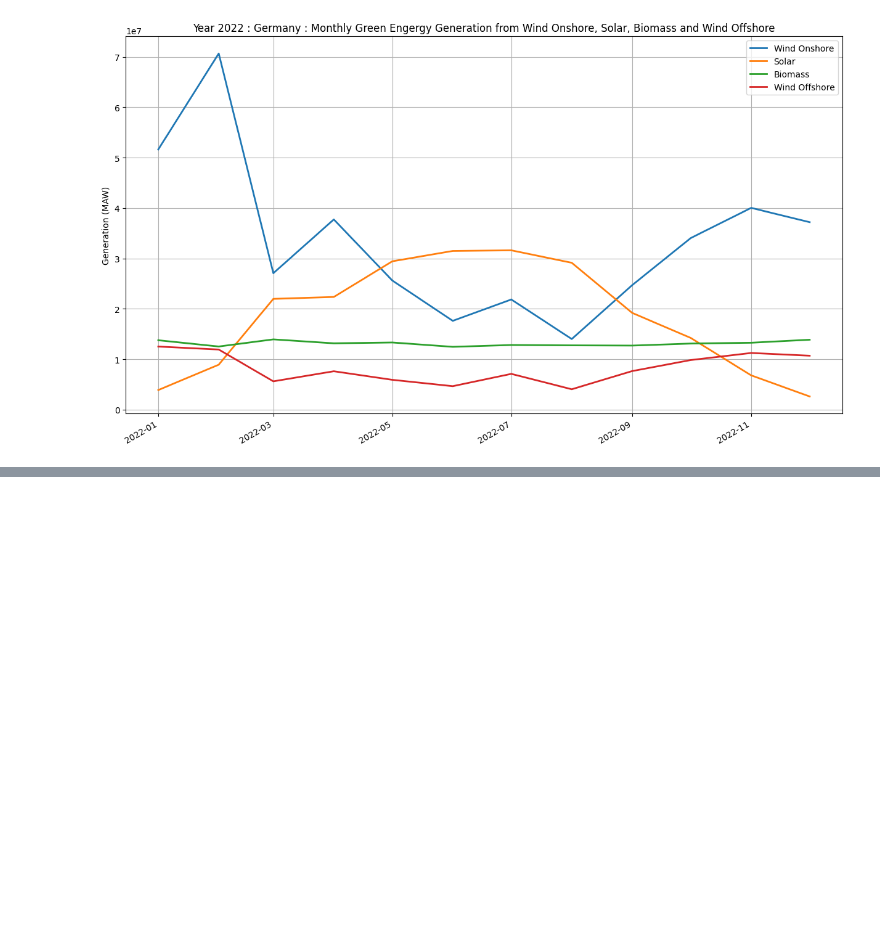
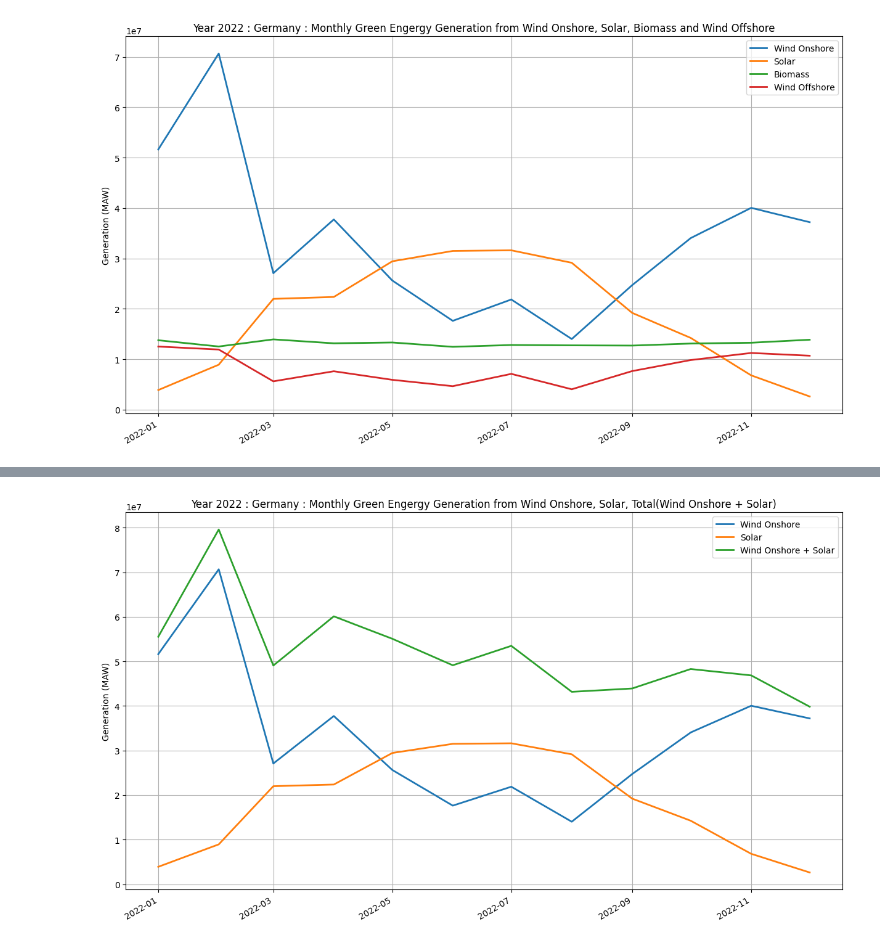
Before and after one commit to mahbubur-87/SE-Europe-Data_Challenge_Template, a Jupyter notebook: se-europe-data-challenge-data-analysis.ipynb, the cells around one changed output, grey strips where cells are left out. Drawn from its saved outputs; the diff is of its cells as text; code cells hidden in the pictures; blank space fills up the shorter version.

```diff
--- a/se-europe-data-challenge-data-analysis.ipynb
+++ b/se-europe-data-challenge-data-analysis.ipynb
@@ -611,0 +615,5 @@ fig.autofmt_xdate()
+# %%
+df_gen_2022_monthly_de_wind_onshore_solar = df_gen_2022_monthly_de[df_gen_2022_monthly_de["PsrTypeName"].isin(["Wind Onshore", "Solar"])]
+df_gen_2022_monthly_de_wind_onshore_solar = df_gen_2022_monthly_de_wind_onshore_solar.groupby(by=["StartTime", "EndTime"])["quantity"].sum()
+df_gen_2022_monthly_de_wind_onshore_solar = df_gen_2022_monthly_de_wind_onshore_solar.reset_index()
+df_gen_2022_monthly_de_wind_onshore_solar
@@ -611,0 +634,18 @@ fig.autofmt_xdate()
+# %%
+import matplotlib.pyplot as plt
+
+fig, ax = plt.subplots(figsize=(15,9))
+
+ax.plot(pd.to_datetime(df_gen_2022_monthly_de_wind_onshore["StartTime"]).dt.date, df_gen_2022_monthly_de_wind_onshore["quantity"], lw=2, label='Wind Onshore')
+ax.plot(pd.to_datetime(df_gen_2022_monthly_de_solar["StartTime"]).dt.date, df_gen_2022_monthly_de_solar["quantity"], lw=2, label='Solar')
+ax.plot(pd.to_datetime(df_gen_2022_monthly_de_wind_onshore_solar["StartTime"]).dt.date, df_gen_2022_monthly_de_wind_onshore_solar["quantity"], lw=2, label='Wind Onshore + Solar')
+
+ax.legend(loc='upper right')
+ax.grid(True)
+ax.label_outer()
+ax.set_ylabel('Generation (MAW)')
+ax.set_title('Year 2022 : Germany : Monthly Green Engergy Generation from Wind Onshore, Solar, Total(Wind Onshore + Solar)')
+
+fig.autofmt_xdate()
+# %% [output]
+[figure, added]
```
Also changed, not shown: parts of 3 cells of this notebook.
